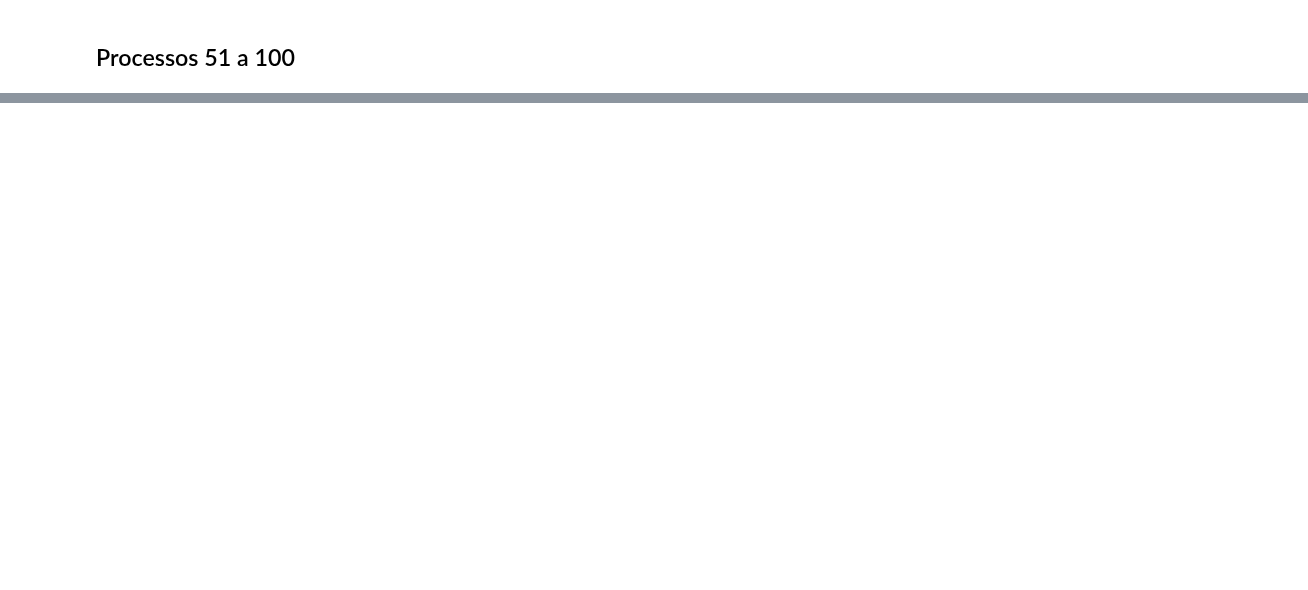
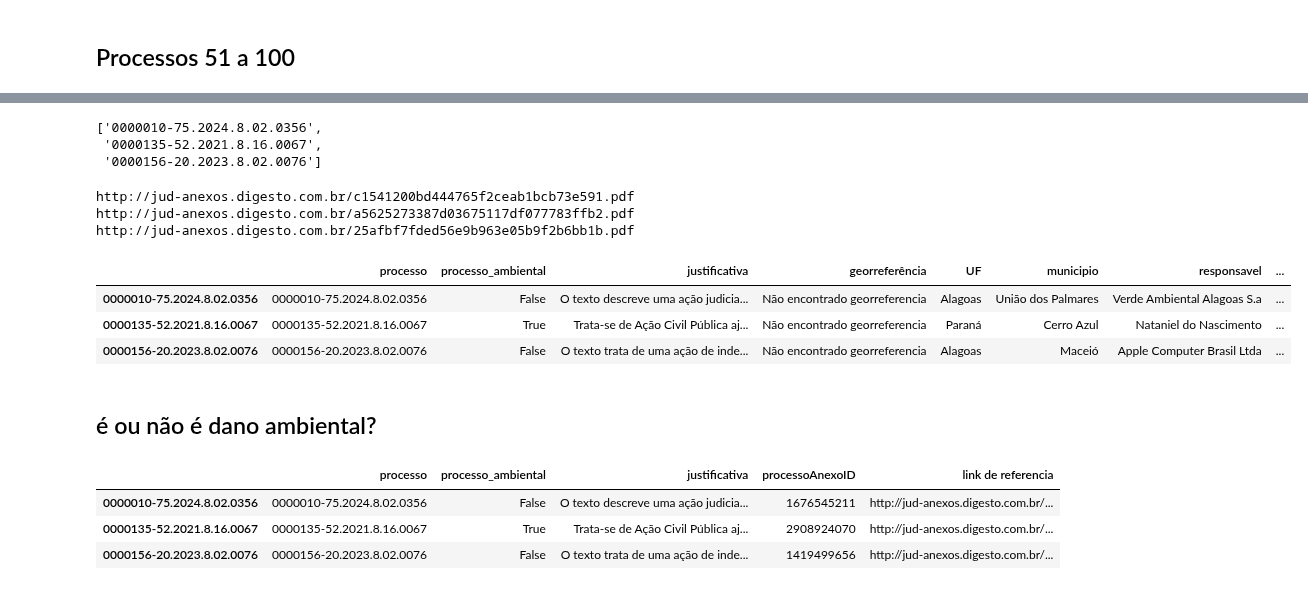
Before and after one commit to pedronery07/Projeto_InsperData_AECOM, a Jupyter notebook: testes_gemini/gemini.ipynb, the cells around one changed output, grey strips where cells are left out. Cells and saved outputs as stored; diff of their text form; code cells hidden in the pictures; blank space fills up the shorter version.

```diff
--- a/testes_gemini/gemini.ipynb
+++ b/testes_gemini/gemini.ipynb
@@ -500,0 +596,7 @@ respostas_teste_amostra2.to_excel("testes_amostra2.xlsx")
+# %%
+processos_unicos_teste = processos_unicos[0:3]
+processos_unicos_teste
+# %% [output]
+['0000010-75.2024.8.02.0356',
+ '0000135-52.2021.8.16.0067',
+ '0000156-20.2023.8.02.0076']
@@ -500,0 +632,37 @@ respostas_teste_amostra2.to_excel("testes_amostra2.xlsx")
+# %%
+respostas_teste2 = pd.DataFrame.from_dict(respostas, orient='index')
+
+respostas_teste2.columns = [
+    "processo",
+    "processo_ambiental",
+    "justificativa",
+    "georreferência",
+    "UF",
+    "municipio",
+    "responsavel",
+    "tipo_responsavel",
+    "data",
+    "área",
+    "unidade",
+    "metodologia_punição",
+    "valor_multa",
+    'compensacao_nao_monetaria',
+    'processoAnexoID',
+    'link'
+    ]
+# %%
+for i in range(0,3):
+    print(respostas_teste2.iloc[i,15])
+# %% [output]
+http://jud-anexos.digesto.com.br/c1541200bd444765f2ceab1bcb73e591.pdf
+http://jud-anexos.digesto.com.br/a5625273387d03675117df077783ffb2.pdf
+http://jud-anexos.digesto.com.br/25afbf7fded56e9b963e05b9f2b6bb1b.pdf
+# %%
+respostas_teste2
+# %% [output]
+|  | processo | processo_ambiental | justificativa | georreferência | UF | municipio | responsavel | ... |
+| 0000010-75.2024.8.02.0356 | 0000010-75.2024.8.02.0356 | False | O texto descreve uma ação judicia... | Não encontrado georreferencia | Alagoas | União dos Palmares | Verde Ambiental Alagoas S.a | ... |
+| 0000135-52.2021.8.16.0067 | 0000135-52.2021.8.16.0067 | True | Trata-se de Ação Civil Pública aj... | Não encontrado georreferencia | Paraná | Cerro Azul | Nataniel do Nascimento | ... |
+| 0000156-20.2023.8.02.0076 | 0000156-20.2023.8.02.0076 | False | O texto trata de uma ação de inde... | Não encontrado georreferencia | Alagoas | Maceió | Apple Computer Brasil Ltda | ... |
+# %% [markdown]
+## é ou não é dano ambiental?
@@ -500,0 +743,7 @@ respostas_teste_amostra2.to_excel("testes_amostra2.xlsx")
+# %%
+respostas_danoambiental
+# %% [output]
+|  | processo | processo_ambiental | justificativa | processoAnexoID | link de referencia |
+| 0000010-75.2024.8.02.0356 | 0000010-75.2024.8.02.0356 | False | O texto descreve uma ação judicia... | 1676545211 | http://jud-anexos.digesto.com.br/... |
+| 0000135-52.2021.8.16.0067 | 0000135-52.2021.8.16.0067 | True | Trata-se de Ação Civil Pública aj... | 2908924070 | http://jud-anexos.digesto.com.br/... |
+| 0000156-20.2023.8.02.0076 | 0000156-20.2023.8.02.0076 | False | O texto trata de uma ação de inde... | 1419499656 | http://jud-anexos.digesto.com.br/... |
```
Also changed, not shown: parts of 11 cells of this notebook, 1 other file.
